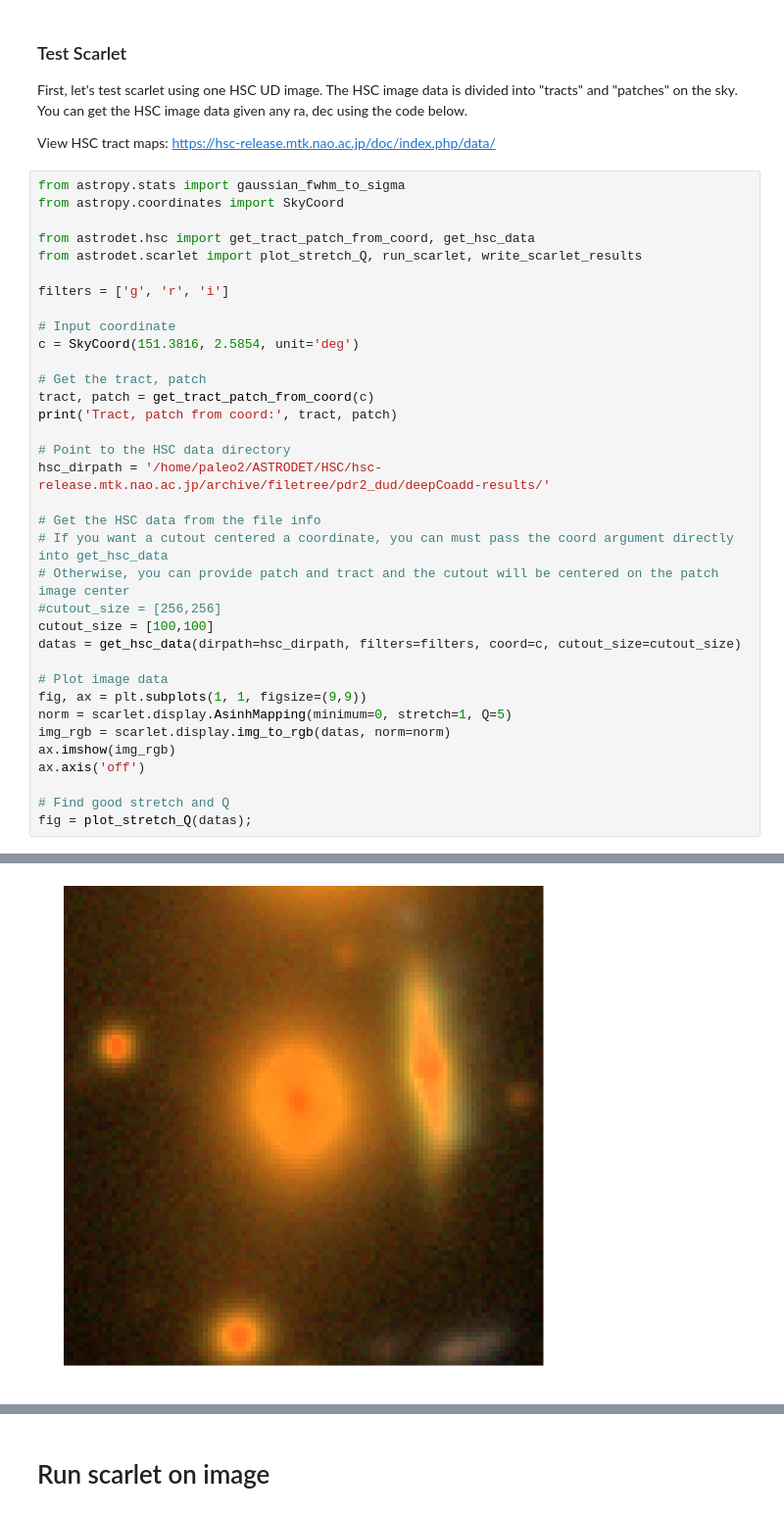
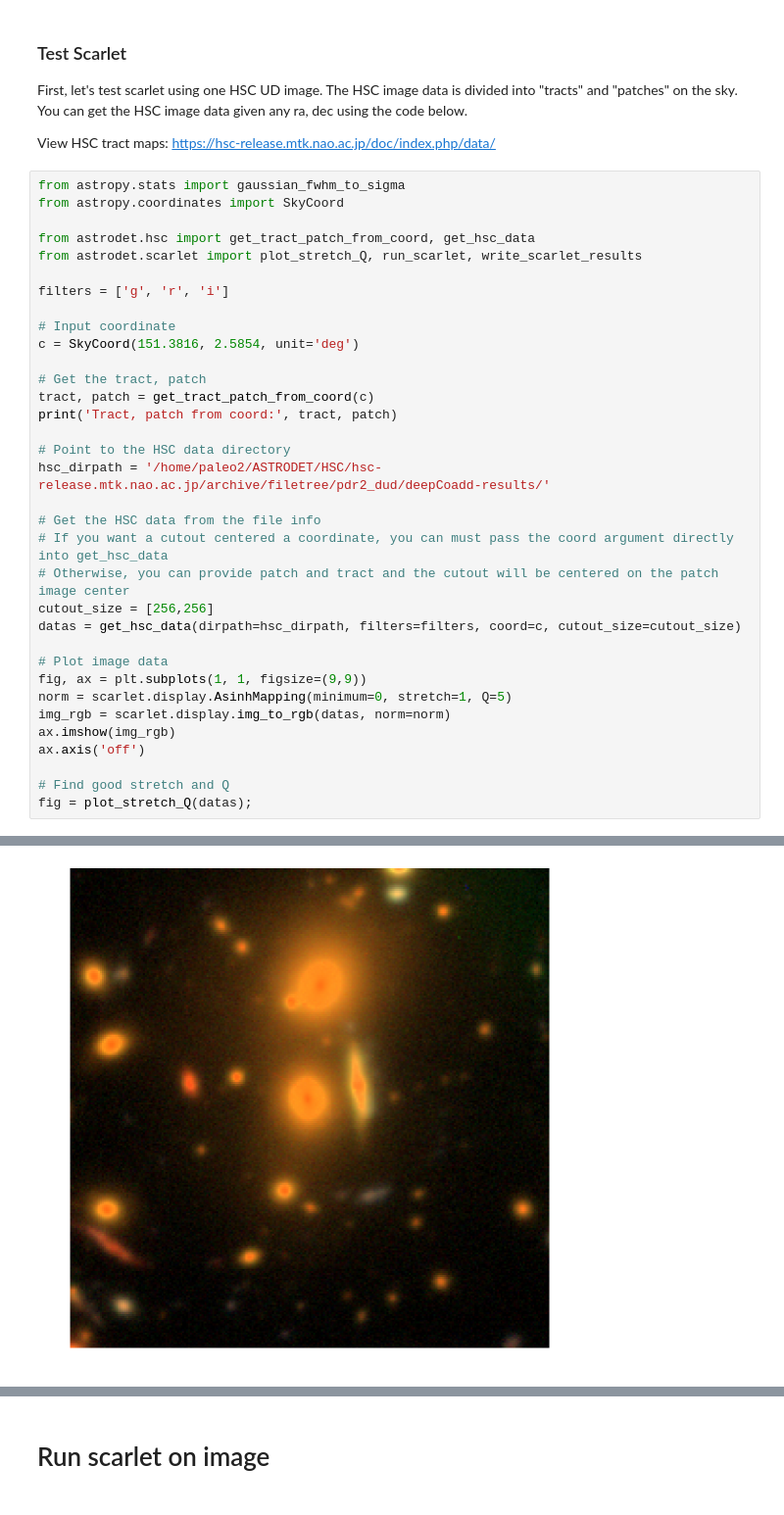
Before and after one commit to burke86/deepdisc, a Jupyter notebook: scarlet_tests.ipynb, the cells around one changed output, grey strips where cells are left out. Shown at 98% size. Saved outputs shown, nothing was run; the diff lists cells and outputs as text.

```diff
--- a/scarlet_tests.ipynb
+++ b/scarlet_tests.ipynb
@@ -50,33 +50,32 @@ filters = ['g', 'r', 'i']
 
 # Input coordinate
 c = SkyCoord(151.3816, 2.5854, unit='deg')
 
 # Get the tract, patch
 tract, patch = get_tract_patch_from_coord(c)
 print('Tract, patch from coord:', tract, patch)
 
 # Point to the HSC data directory
 hsc_dirpath = '/home/paleo2/ASTRODET/HSC/hsc-release.mtk.nao.ac.jp/archive/filetree/pdr2_dud/deepCoadd-results/'
 
 # Get the HSC data from the file info
 # If you want a cutout centered a coordinate, you can must pass the coord argument directly into get_hsc_data
 # Otherwise, you can provide patch and tract and the cutout will be centered on the patch image center
-#cutout_size = [256,256]
-cutout_size = [100,100]
+cutout_size = [256,256]
 datas = get_hsc_data(dirpath=hsc_dirpath, filters=filters, coord=c, cutout_size=cutout_size)
 
 # Plot image data
 fig, ax = plt.subplots(1, 1, figsize=(9,9))
 norm = scarlet.display.AsinhMapping(minimum=0, stretch=1, Q=5)
 img_rgb = scarlet.display.img_to_rgb(datas, norm=norm)
 ax.imshow(img_rgb)
 ax.axis('off')
 
 # Find good stretch and Q
 fig = plot_stretch_Q(datas);
 # %% [output]
 Tract, patch from coord: 9814 (6, 6)
 Loading "/home/paleo2/ASTRODET/HSC/hsc-release.mtk.nao.ac.jp/archive/filetree/pdr2_dud/deepCoadd-results/HSC-G/9814/6,6/calexp-HSC-G-9814-6,6.fits".
 Loading "/home/paleo2/ASTRODET/HSC/hsc-release.mtk.nao.ac.jp/archive/filetree/pdr2_dud/deepCoadd-results/HSC-R/9814/6,6/calexp-HSC-R-9814-6,6.fits".
 Loading "/home/paleo2/ASTRODET/HSC/hsc-release.mtk.nao.ac.jp/archive/filetree/pdr2_dud/deepCoadd-results/HSC-I/9814/6,6/calexp-HSC-I-9814-6,6.fits".
-[figure, old version]
+[figure, new version]
```
Also changed, not shown: parts of 10 cells of this notebook, 1 other file.
